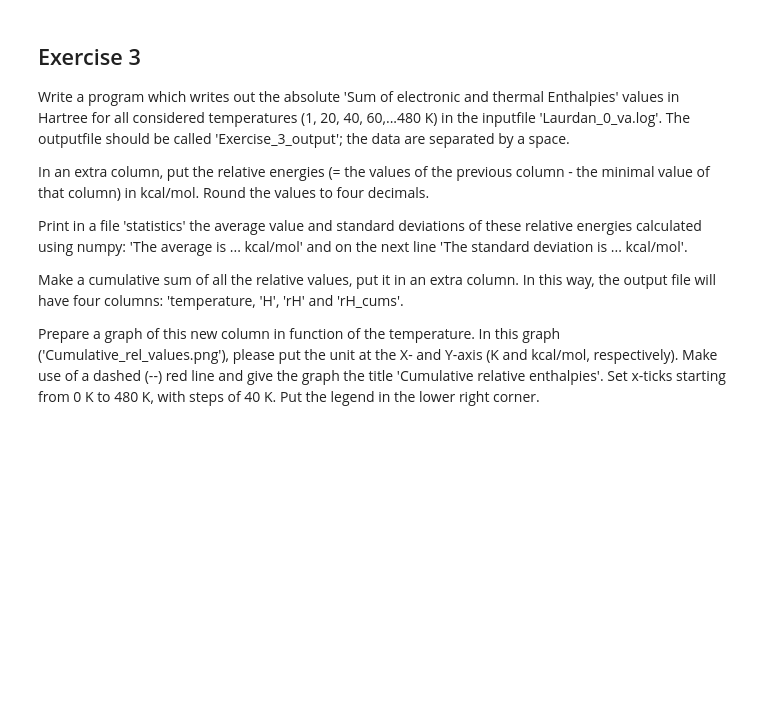
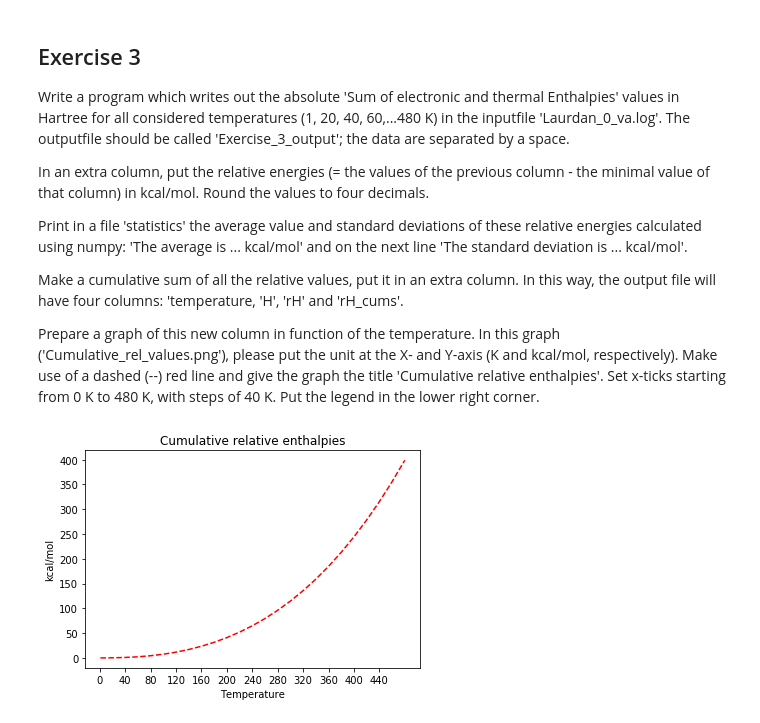
Before and after one commit to krombopM/BB1000, a Jupyter notebook: External Libraries/ExtLibraries/ExtLibraries.ipynb, the cells around one changed output. Cells and saved outputs as stored; diff of their text form; code cells hidden in the pictures; blank space fills up the shorter version.

Commit message:
completed exercise3

```diff
--- a/External Libraries/ExtLibraries/ExtLibraries.ipynb
+++ b/External Libraries/ExtLibraries/ExtLibraries.ipynb
@@ -138,3 +136,73 @@ Prepare a graph of this new column in function of the temperature. In this graph
+# %%
+import pandas as pd
+import matplotlib.pyplot as plt
+import csv
+import numpy as np
+
+data = open('Laurdan_0_va.log', 'r')
+line_list = []
+temperature_list = []
+sum_list = []
+for line in data.readlines():
+    line_list.append(line)
+    if 'Sum of electronic and thermal Enthalpies' in line:
+        sum_list.append(line[53:-1] + ' ')
+    if 'Temperature' in line:
+        temperature_list.append(line[15:23])
+#Find smallest value
+values = []
+for i in range(len(sum_list)):
+    value = float(sum_list[i])
+    values.append(value)
+x = 100
+for i in (values):
+    if i < x:
+        x = i
+min_val = x
+#Creates list with relative energy
+relative = []
+relative_float = []
+for i in sum_list:
+    rel = float(i)
+    rel -= min_val
+    rel = rel*627.509  #Convert to kcal/mol
+    rel = round(rel,4)
+    relative_float.append(rel)
+    rel = str(rel)
+    relative.append(rel)
+#Cumulative sum
+cumsum = np.cumsum(relative_float)
+cumsum.tolist()
+for i in range(len(cumsum)):
+    cumsum[i] = round(cumsum[i],4)
+
+
+full_list = [temperature_list, sum_list, relative, cumsum]
+full_list = {'temperature': temperature_list, 'Sum Enthalpy': sum_list, 'rH': relative, 'rH_cums': cumsum}
+df = pd.DataFrame(full_list, columns=['temperature', 'Sum Enthalpy', 'rH', 'rH_cums'])
+df.to_csv('Exercise_3_output', sep=' ')
+#Statistics
+m = np.average(relative_float)
+m = str(m)
+std = np.std(relative_float)
+std = str(std)
+stat = open('statistics','w')
+stat.write('The average is ' + m + ' kcal/mol' + '\n')
+stat.write('The standard deviation is ' + std + ' kcal/mol')
+
+
+t_float = []
+for i in temperature_list:
+    t_float.append(float(i))
+
+plt.plot(t_float,cumsum,'r--')
+plt.xticks(np.arange(0, 480, 40))
+plt.xlabel('Temperature')
+plt.ylabel('kcal/mol')
+plt.title('Cumulative relative enthalpies')
+plt.savefig('testplot.png')
+# %% [output]
+[figure, added]
 # %%
 import re
 alldata_ex3 = pd.read_csv('Exercise_3_output', sep=' ')
```
Also changed, not shown: parts of 2 cells of this notebook, 8 other files.
